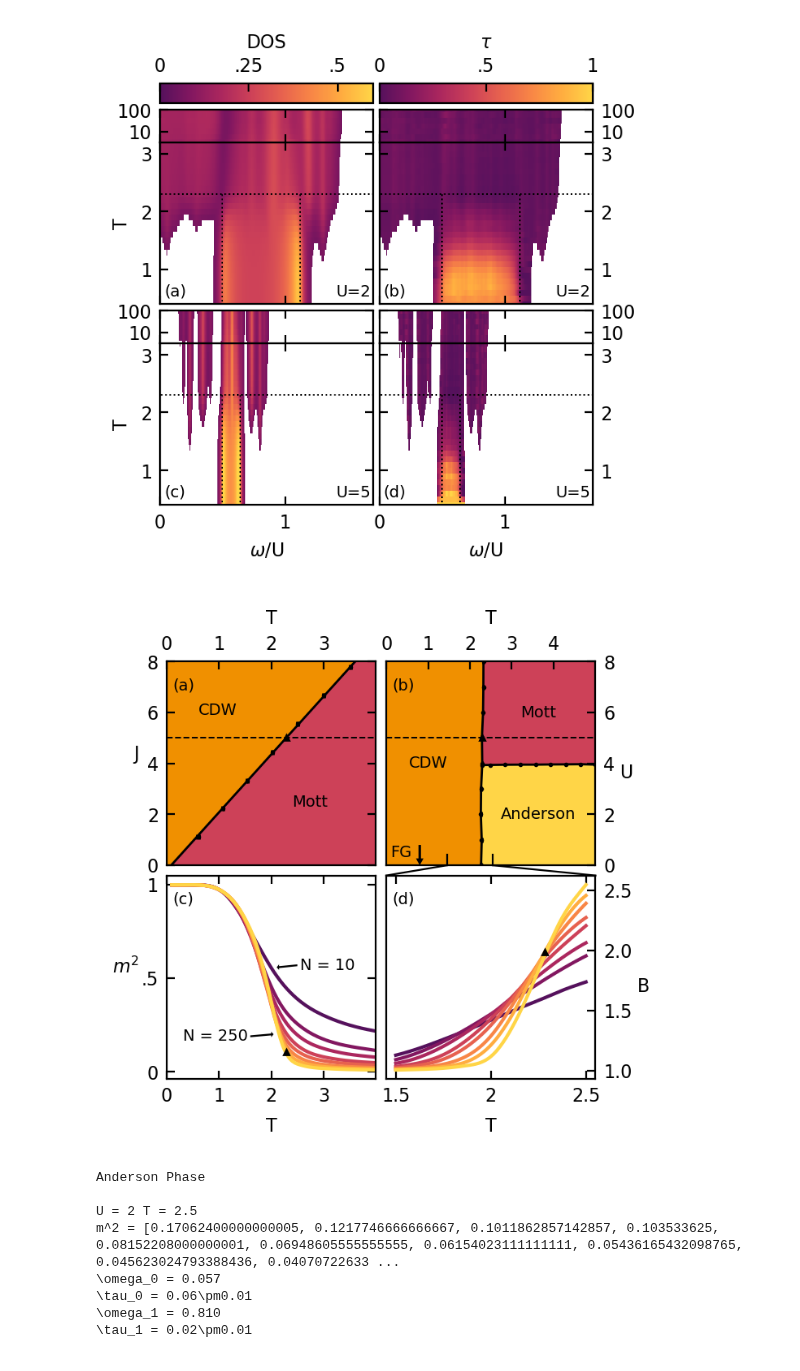
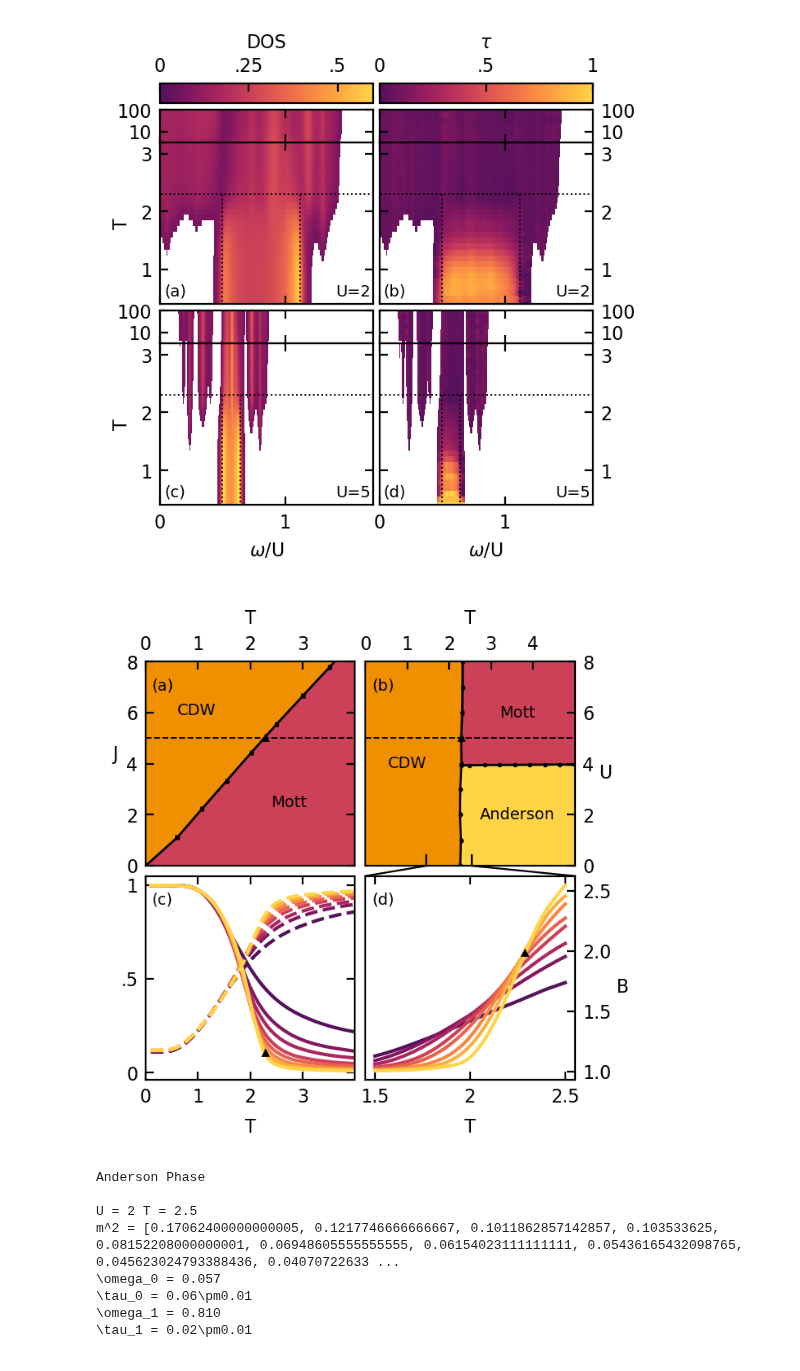
Before and after one commit to TomHodson/FKMC, a Jupyter notebook: notebooks/short_paper_figure_code/final_figures.ipynb, the cells around one changed output. Drawn from its saved outputs; the diff is of its cells as text; code cells hidden in the pictures.

Commit message:
Extra code to collect data on the fermion order parameter

```diff
--- a/notebooks/short_paper_figure_code/final_figures.ipynb
+++ b/notebooks/short_paper_figure_code/final_figures.ipynb
@@ -211,9 +211,13 @@ def binder(ax):
     ax.set_ylabel('B', rotation=0, labelpad=5)
     ax.set_xlabel('T', rotation=0, labelpad=5)
 
+
 def orderparam(ax):
     with open(data_location / 'binder_data.pickle', 'rb') as file:
         d = oBinder = Munch(pickle.load(file))
+
+    with open(data_location / 'fermion_binder_data.pickle', 'rb') as file:
+        fermion = Munch(pickle.load(file))
 
     for i, N, c in zip(count(), d.Ns, colors):
         d.dM2[i] = np.maximum(d.dM2[i], d.dM2[i].mean() * 0.1)
@@ -223,9 +227,13 @@ def orderparam(ax):
 
         x = np.linspace(d.MX[0], d.MX[-1], 200)
         ax.plot(x, M_interped(x), color = c)
+
+        fermion.do[i] = np.maximum(fermion.do[i], fermion.do[i].mean() * 0.1)
+        o_interped = UnivariateSpline(d.MX, fermion.o[i], w = 1/fermion.do[i], s = len(d.MX))
+        ax.plot(x, 1 - o_interped(x), color = c,linestyle = '--')
         #spread(axes[0], d.MX, d.M2[i], d.dM2[i], alpha = 0.3, label = f'N = {N}', color = color)
 
-        ax.set_ylabel('$m^2$', rotation=0, labelpad=7)
+#         ax.set_ylabel('$m^2$', rotation=0, labelpad=7)
         ax.set_xlabel('T', rotation=0, labelpad=5)
 
 def TJ_phase_diagram_T(ax):
@@ -237,6 +245,8 @@ def TJ_phase_diagram_T(ax):
         crit_line = Munch(pickle.load(file))
 
     crit_fit_line = Munch(Ts = crit_line.fit.a*TJ_data.Js + crit_line.fit.b, Js = TJ_data.Js)
+    crit_fit_line =  Munch(Ts = np.insert(crit_line.Ts, 1, 0), Js = np.insert(crit_line.Js, 1, 0))
+
 
     ax.fill_betweenx(crit_fit_line.Js, x1 = 0, x2 = crit_fit_line.Ts, color = cdw_color)
     ax.fill_between(crit_fit_line.Ts, crit_fit_line.Js, color = gapped_color)
@@ -330,15 +340,15 @@ def TU_phase_diagram_T(ax):
                    )
 
     ##### Text ##########################
-    x = 0.1; y = 0.2
-    ax.text(x, y, "FG", transform=ax.transData,
-        fontsize=7, fontweight='normal', va='bottom', ha = 'left')
+#     x = 0.1; y = 0.2
+#     ax.text(x, y, "FG", transform=ax.transData,
+#         fontsize=7, fontweight='normal', va='bottom', ha = 'left')
 
-    ax.arrow(x+0.7, y+0.6, dx = 0, dy = -0.53,
-        width = 0.06, linewidth = 0.005, color = 'k',
-        transform=ax.transData,
-        zorder = 100,
-        )
+#     ax.arrow(x+0.7, y+0.6, dx = 0, dy = -0.53,
+#         width = 0.06, linewidth = 0.005, color = 'k',
+#         transform=ax.transData,
+#         zorder = 100,
+#         )
 
     ax.text(1, 4, "CDW", transform=ax.transData,
             fontsize=7, fontweight='normal', va='center', ha = 'center')
@@ -393,15 +403,15 @@ m2ax.set(xlim = (0,4),
             yticklabels = ['0', '.5', '1']
             )
 
-startx = 1.6; starty = 0.19;
-endx = 2; endy = 0.2;
-m2ax.arrow(startx, starty, endx-startx, endy-starty, width = 0.01, linewidth = 0.001, color = 'k')
-m2ax.text(startx-0.05, starty, 'N = 250', fontsize = 7, ha = 'right', va = 'center')
+# startx = 1.6; starty = 0.19;
+# endx = 2; endy = 0.2;
+# m2ax.arrow(startx, starty, endx-startx, endy-starty, width = 0.01, linewidth = 0.001, color = 'k')
+# m2ax.text(startx-0.05, starty, 'N = 250', fontsize = 7, ha = 'right', va = 'center')
 
-startx = 2.5; starty = 0.57;
-endx = 2.15; endy = 0.56;
-m2ax.arrow(startx, starty, endx-startx, endy-starty, width = 0.01, linewidth = 0.001, color = 'k')
-m2ax.text(startx+0.05, starty, 'N = 10', fontsize = 7, ha = 'left', va = 'center')
+# startx = 2.5; starty = 0.57;
+# endx = 2.15; endy = 0.56;
+# m2ax.arrow(startx, starty, endx-startx, endy-starty, width = 0.01, linewidth = 0.001, color = 'k')
+# m2ax.text(startx+0.05, starty, 'N = 10', fontsize = 7, ha = 'left', va = 'center')
 
 
 ######## Things that depend on where the axis is rather than what is on it
@@ -445,34 +455,34 @@ TUax.set(xlim = (0,5),
             ylim = (0,8),
             )
 
 #work in figure coords where (0,0) is bottom left and (1,1) top right
 (_, _), (_, y0) = binderax.get_position().get_points()
 (_, y1), (_, _) = TUax.get_position().get_points()
 y2 = y1 + 0.02
 
 dont_care = 0
 
 def datacoords_to_fig(ax, point):
     trans = ax.transData + f.transFigure.inverted()
     return trans.transform_point(point) #transform to figure coords
 
 import matplotlib.lines as lines
 
 lineargs = dict(
     linewidth=0.8, linestyle=None, color='k', transform = f.transFigure,
 )
 
 for xval in binderax.get_xlim():
     (x0, _) = datacoords_to_fig(binderax, (xval, dont_care))
     (x1, _) = datacoords_to_fig(TUax, (xval, dont_care))
     f.add_artist(lines.Line2D([x0, x1], [y0, y1], **lineargs,))
     f.add_artist(lines.Line2D([x1, x1], [y1, y2], **lineargs,))
 
 f.set_size_inches(columnwidth, columnwidth)
 f.savefig(figure_location / 'phase_diagram.eps', bbox_inches='tight')
 f.savefig(figure_location / 'phase_diagram.svg', bbox_inches='tight')
 # %% [output]
-[figure, old version]
+[figure, new version]
 # %%
 #with open(data_location / f'local_runs_processed_smoothed_june2.pickle', 'rb') as f:
 #    o_local_runs = Munch(pickle.load(f))
```
Also changed, not shown: parts of 1 cell of this notebook, 5 other files.
